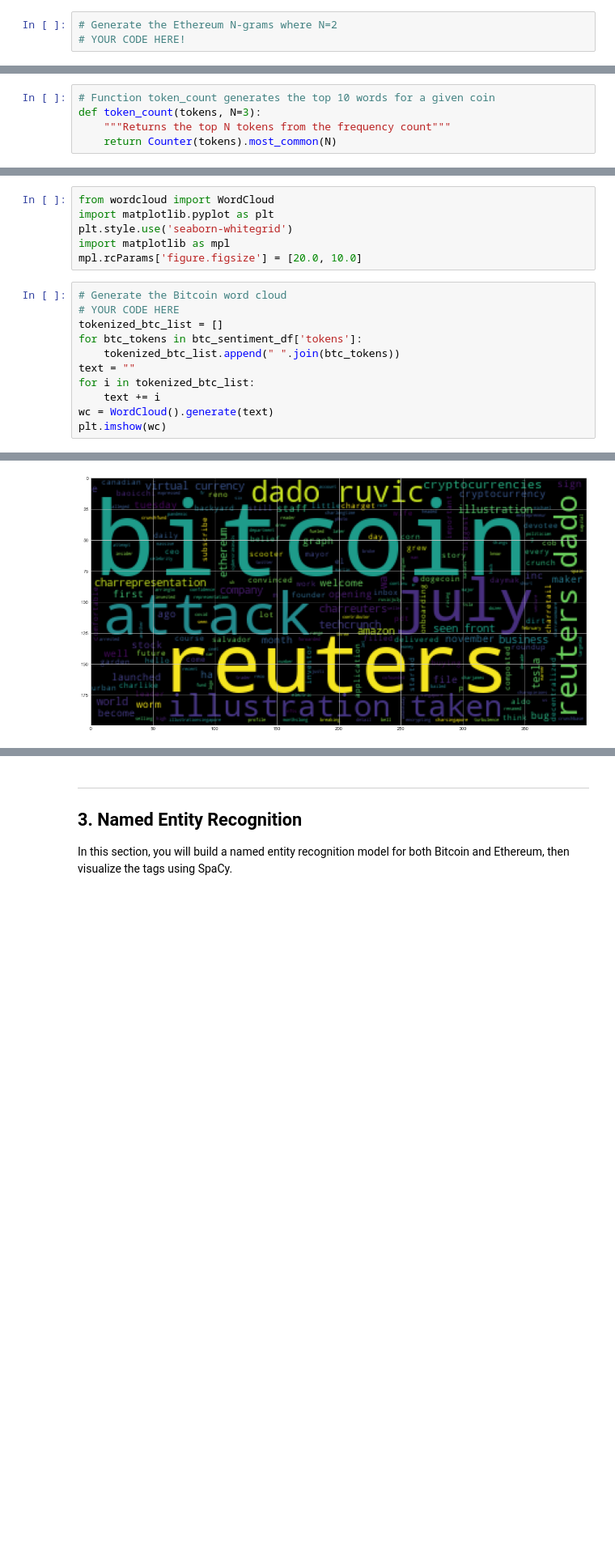
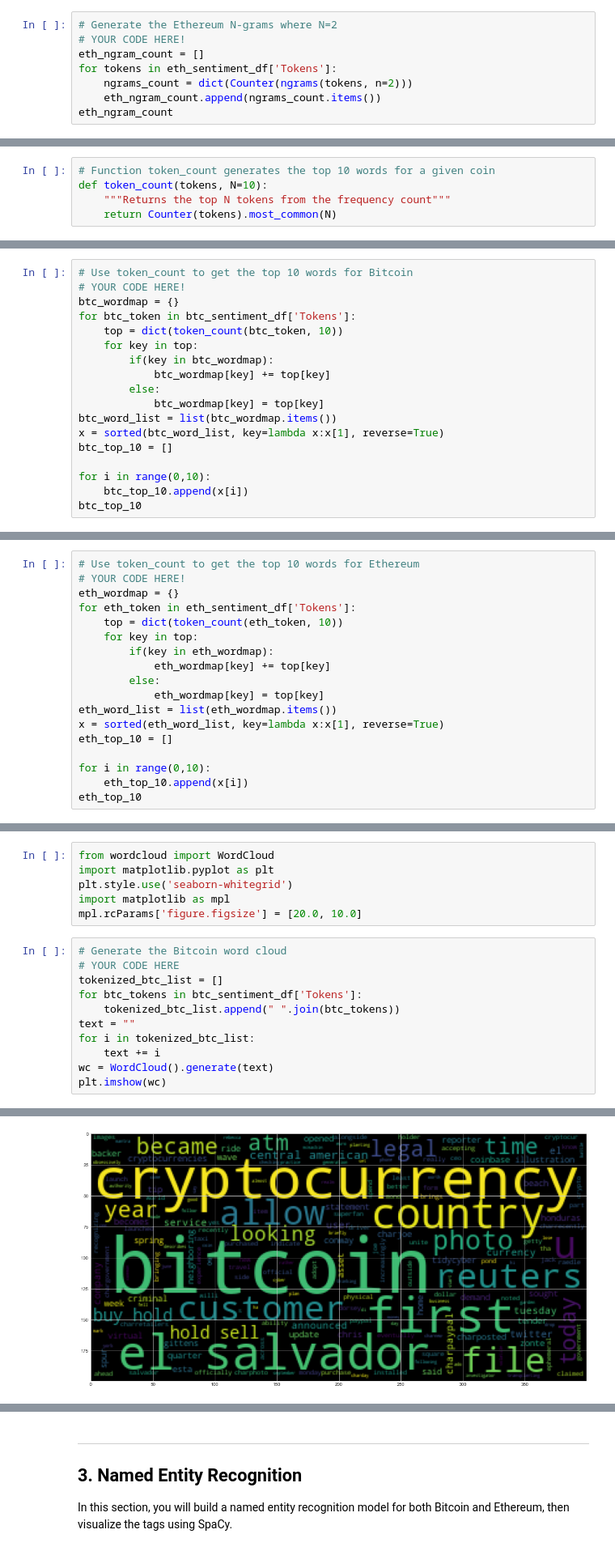
Before and after one commit to jbrown2155/week_12_NLP, a Jupyter notebook: crypto_sentiment.ipynb, the cells around one changed output, grey strips where cells are left out. Shown at 81% size. Cells and saved outputs as stored; diff of their text form; blank space fills up the shorter version.

```diff
--- a/crypto_sentiment.ipynb
+++ b/crypto_sentiment.ipynb
@@ -250,3 +276,8 @@ from nltk import ngrams
 # %%
 # Generate the Ethereum N-grams where N=2
 # YOUR CODE HERE!
+eth_ngram_count = []
+for tokens in eth_sentiment_df['Tokens']:
+    ngrams_count = dict(Counter(ngrams(tokens, n=2)))
+    eth_ngram_count.append(ngrams_count.items())
+eth_ngram_count
@@ -253,5 +305,5 @@ from nltk import ngrams
 # %%
 # Function token_count generates the top 10 words for a given coin
-def token_count(tokens, N=3):
+def token_count(tokens, N=10):
     """Returns the top N tokens from the frequency count"""
     return Counter(tokens).most_common(N)
@@ -263,0 +310,18 @@ def token_count(tokens, N=3):
+# %%
+# Use token_count to get the top 10 words for Bitcoin
+# YOUR CODE HERE!
+btc_wordmap = {}
+for btc_token in btc_sentiment_df['Tokens']:
+    top = dict(token_count(btc_token, 10))
+    for key in top:
+        if(key in btc_wordmap):
+            btc_wordmap[key] += top[key]
+        else:
+            btc_wordmap[key] = top[key]
+btc_word_list = list(btc_wordmap.items())
+x = sorted(btc_word_list, key=lambda x:x[1], reverse=True)
+btc_top_10 = []
+
+for i in range(0,10):
+    btc_top_10.append(x[i])
+btc_top_10
@@ -263,0 +339,18 @@ def token_count(tokens, N=3):
+# %%
+# Use token_count to get the top 10 words for Ethereum
+# YOUR CODE HERE!
+eth_wordmap = {}
+for eth_token in eth_sentiment_df['Tokens']:
+    top = dict(token_count(eth_token, 10))
+    for key in top:
+        if(key in eth_wordmap):
+            eth_wordmap[key] += top[key]
+        else:
+            eth_wordmap[key] = top[key]
+eth_word_list = list(eth_wordmap.items())
+x = sorted(eth_word_list, key=lambda x:x[1], reverse=True)
+eth_top_10 = []
+
+for i in range(0,10):
+    eth_top_10.append(x[i])
+eth_top_10
@@ -276,17 +380,17 @@ mpl.rcParams['figure.figsize'] = [20.0, 10.0]
 # %%
 # Generate the Bitcoin word cloud
 # YOUR CODE HERE
 tokenized_btc_list = []
-for btc_tokens in btc_sentiment_df['tokens']:
+for btc_tokens in btc_sentiment_df['Tokens']:
     tokenized_btc_list.append(" ".join(btc_tokens))
 text = ""
 for i in tokenized_btc_list:
     text += i
 wc = WordCloud().generate(text)
 plt.imshow(wc)
 # %% [output]
 <matplotlib.image.AxesImage at 0x...>
-[figure, old version]
+[figure, new version]
 # %%
 # Generate the Ethereum word cloud
 # YOUR CODE HERE!
```
Also changed, not shown: parts of 22 cells of this notebook, 1 other file.
